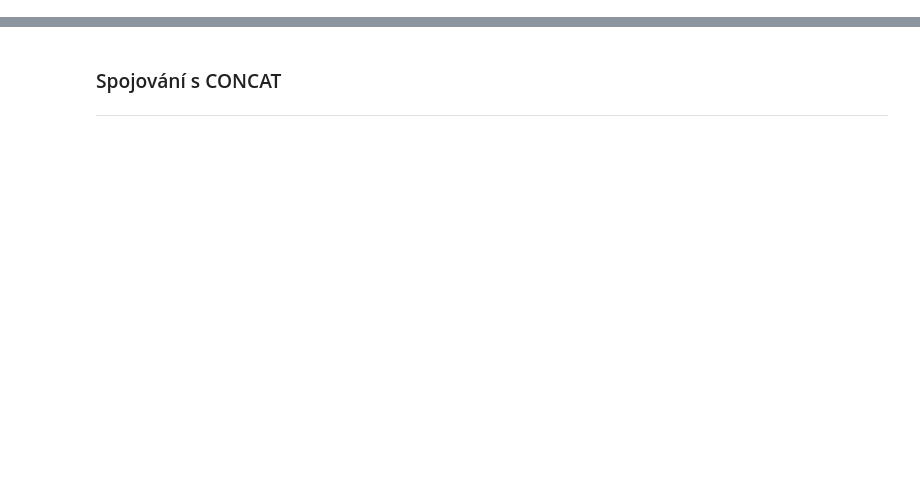
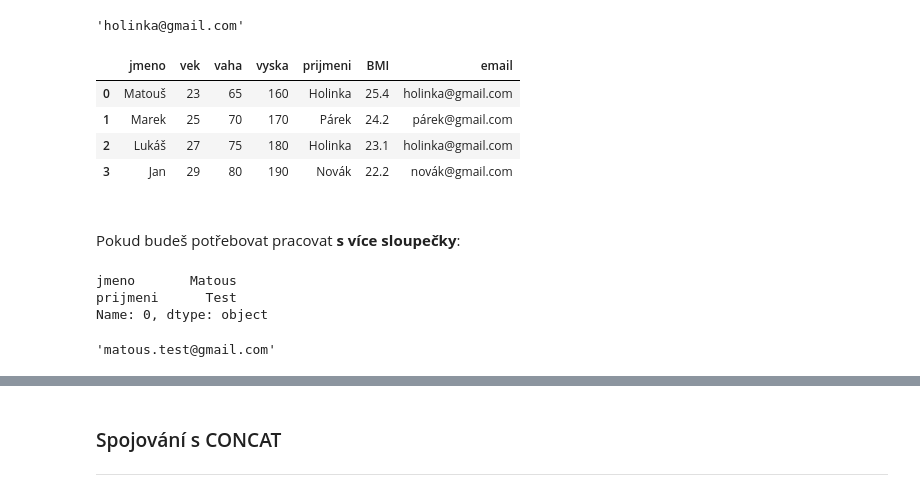
Before and after one commit to Bralor/python-data-2024, a Jupyter notebook: shared/notebooks/lesson03.ipynb, the cells around one changed output, grey strips where cells are left out. Cells and saved outputs as stored; diff of their text form; code cells hidden in the pictures; blank space fills up the shorter version.

```diff
--- a/shared/notebooks/lesson03.ipynb
+++ b/shared/notebooks/lesson03.ipynb
@@ -23,0 +183,2 @@
+# %%
+uzivatele_df['prijmeni'] = ("Holinka", "Párek", "Holinka", "Novák")
@@ -23,0 +218,2 @@
+# %%
+uzivatele_df['BMI'] = round(uzivatele_df['vaha'] / ((uzivatele_df['vyska'] / 100) ** 2), 1)
@@ -23,0 +245,4 @@
+# %%
+vytvor_email(prijmeni='holinka')
+# %% [output]
+'holinka@gmail.com'
@@ -23,0 +251,12 @@
+# %%
+uzivatele_df
+# %% [output]
+|  | jmeno | vek | vaha | vyska | prijmeni | BMI | email |
+| 0 | Matouš | 23 | 65 | 160 | Holinka | 25.4 | holinka@gmail.com |
+| 1 | Marek | 25 | 70 | 170 | Párek | 24.2 | párek@gmail.com |
+| 2 | Lukáš | 27 | 75 | 180 | Holinka | 23.1 | holinka@gmail.com |
+| 3 | Jan | 29 | 80 | 190 | Novák | 22.2 | novák@gmail.com |
+# %% [markdown]
+<br>
+
+Pokud budeš potřebovat pracovat **s více sloupečky**:
@@ -23,0 +270,10 @@
+# %%
+jeden_uzivatel.iloc[0]
+# %% [output]
+jmeno       Matous
+prijmeni      Test
+Name: 0, dtype: object
+# %%
+vytvor_novy_email(radek=jeden_uzivatel.iloc[0])
+# %% [output]
+'matous.test@gmail.com'
```
Also changed, not shown: parts of 205 cells of this notebook.
